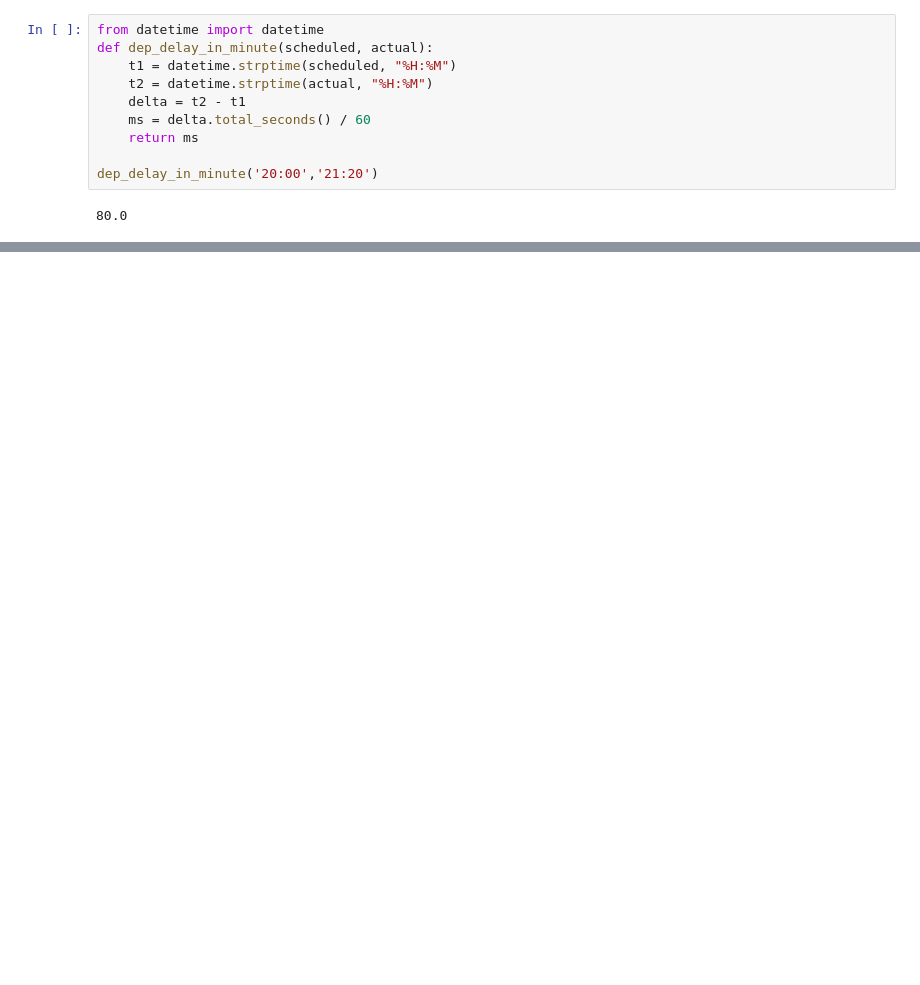
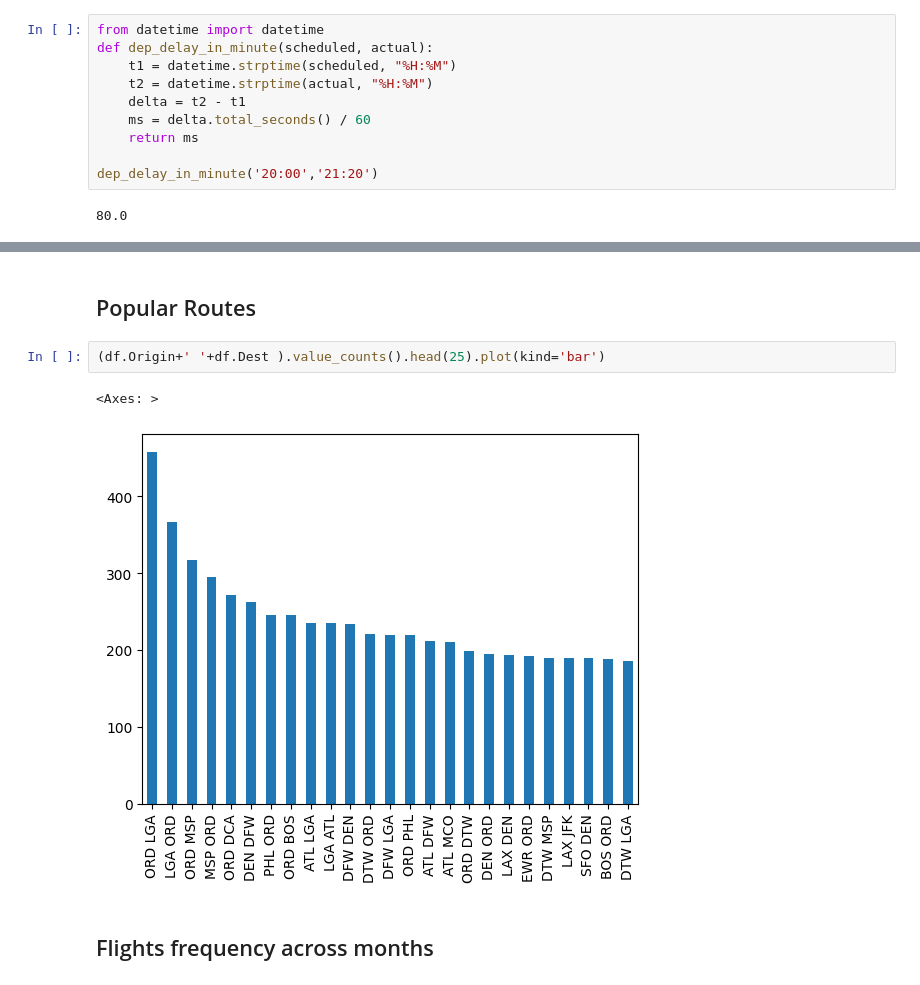
Before and after one commit to aditipandey017/Flight-data-analysis, a Jupyter notebook: Flight_set/flightset.ipynb, the cells around one changed output, grey strips where cells are left out. Drawn from its saved outputs; the diff is of its cells as text; blank space fills up the shorter version.

```diff
--- a/Flight_set/flightset.ipynb
+++ b/Flight_set/flightset.ipynb
@@ -276,0 +310,9 @@ dep_delay_in_minute('20:00','21:20')
+# %% [markdown]
+## Popular Routes
+# %%
+(df.Origin+' '+df.Dest ).value_counts().head(25).plot(kind='bar')
+# %% [output]
+<Axes: >
+[figure, added]
+# %% [markdown]
+## Flights frequency across months
```
Also changed, not shown: parts of 9 cells of this notebook.
